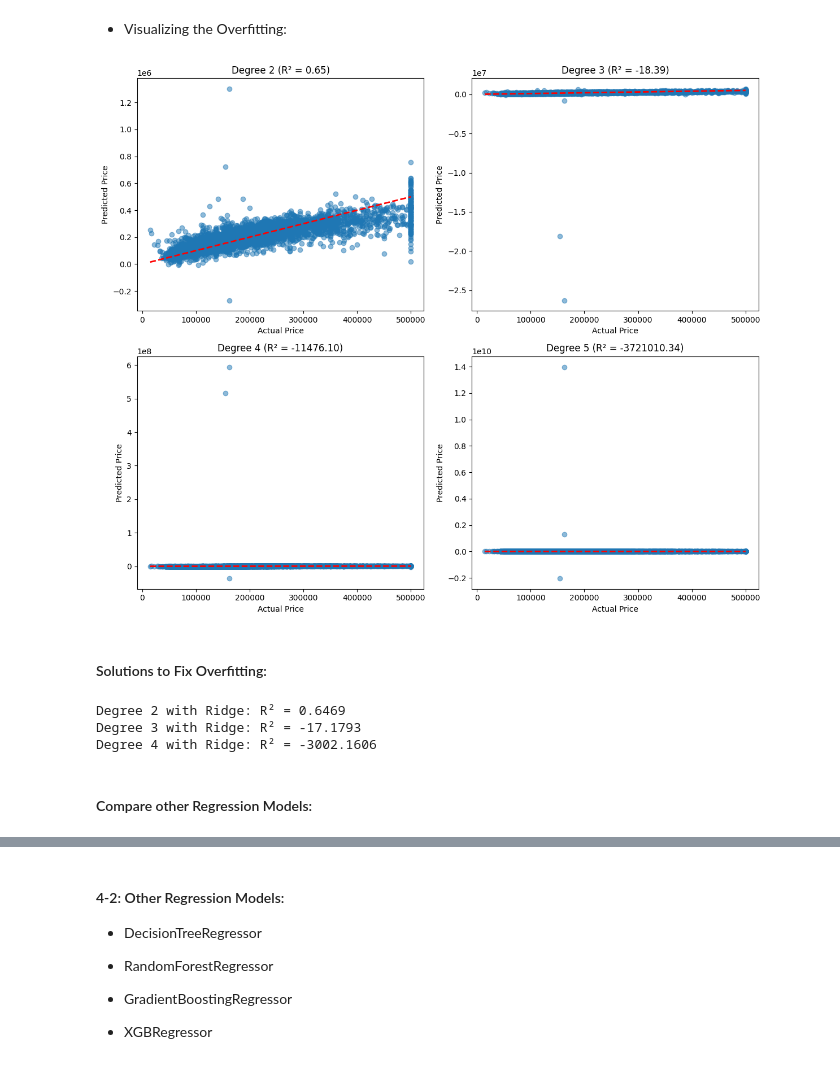
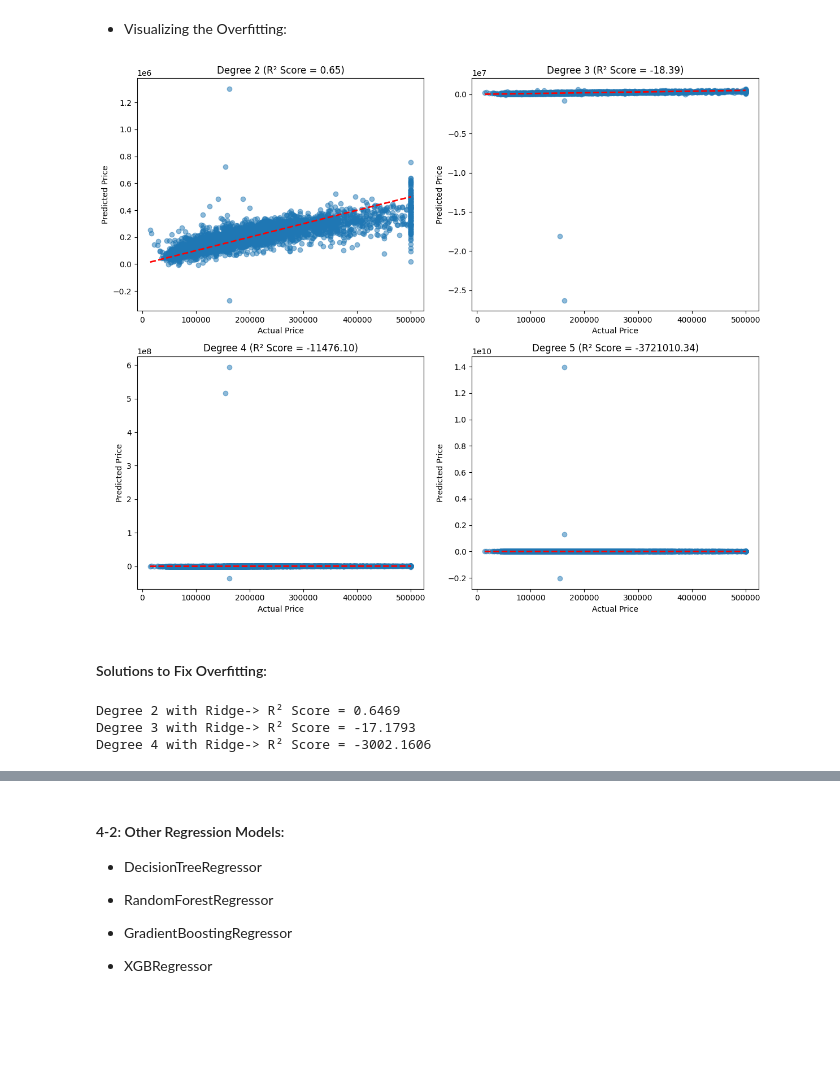
Before and after one commit to Maee127/Portfolio, a Jupyter notebook: Projects/house_price_prediction/training_notebook.ipynb, the cells around one changed output, grey strips where cells are left out. Drawn from its saved outputs; the diff is of its cells as text; code cells hidden in the pictures; blank space fills up the shorter version.

```diff
--- a/Projects/house _price _prediction/training_notebook.ipynb
+++ b/Projects/house_price_prediction/training_notebook.ipynb
@@ -1220,33 +1220,33 @@ Some coefficients are ENORMOUS: 3.37e+06
 # %%
 # Plot predictions vs actual for different degrees
 fig, axes = plt.subplots(2, 2, figsize=(12, 10))
 
 degrees_to_plot = [2, 3, 4, 5]
 for idx, deg in enumerate(degrees_to_plot):
     row = idx // 2
     col = idx % 2
     ax = axes[row, col]
 
     # Get predictions for this degree
     poly = PolynomialFeatures(degree=deg)
     X_test_poly = poly.fit_transform(X_test_scaled)
 
     # Train on full training set
     model = LinearRegression()
     model.fit(poly.fit_transform(X_train_scaled), y_train)
     y_pred = model.predict(X_test_poly)
 
     # Plot
     ax.scatter(y_test, y_pred, alpha=0.5)
     ax.plot([y_test.min(), y_test.max()], [y_test.min(), y_test.max()], 'r--', linewidth=2)
     ax.set_xlabel('Actual Price')
     ax.set_ylabel('Predicted Price')
-    ax.set_title(f'Degree {deg} (R² = {r2_score(y_test, y_pred):.2f})')
+    ax.set_title(f'Degree {deg} (R² Score = {r2_score(y_test, y_pred):.2f})')
 
 plt.tight_layout()
 plt.show()
 # %% [output]
-[figure, old version]
+[figure, new version]
 # %% [markdown]
 #### Solutions to Fix Overfitting:
 # %%
@@ -1264,10 +1264,8 @@ for deg in degrees:
     y_pred = ridge.predict(X_test_poly)
 
     r2 = r2_score(y_test, y_pred)
-    print(f"Degree {deg} with Ridge: R² = {r2:.4f}")
+    print(f"Degree {deg} with Ridge-> R² Score = {r2:.4f}")
 # %% [output]
-Degree 2 with Ridge: R² = 0.6469
-Degree 3 with Ridge: R² = -17.1793
-Degree 4 with Ridge: R² = -3002.1606
+Degree 2 with Ridge-> R² Score = 0.6469
+Degree 3 with Ridge-> R² Score = -17.1793
+Degree 4 with Ridge-> R² Score = -3002.1606
-# %% [markdown]
-#### Compare other Regression Models:
```
Also changed, not shown: parts of 47 cells of this notebook, 23 other files.
